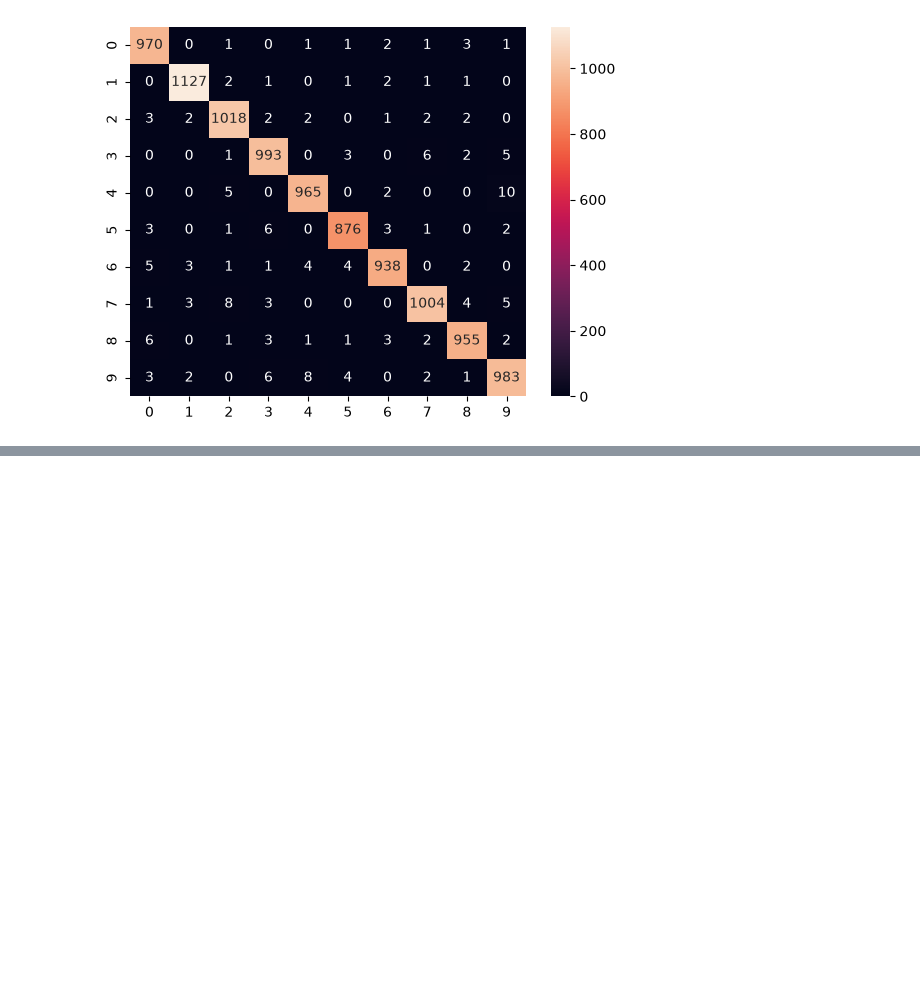
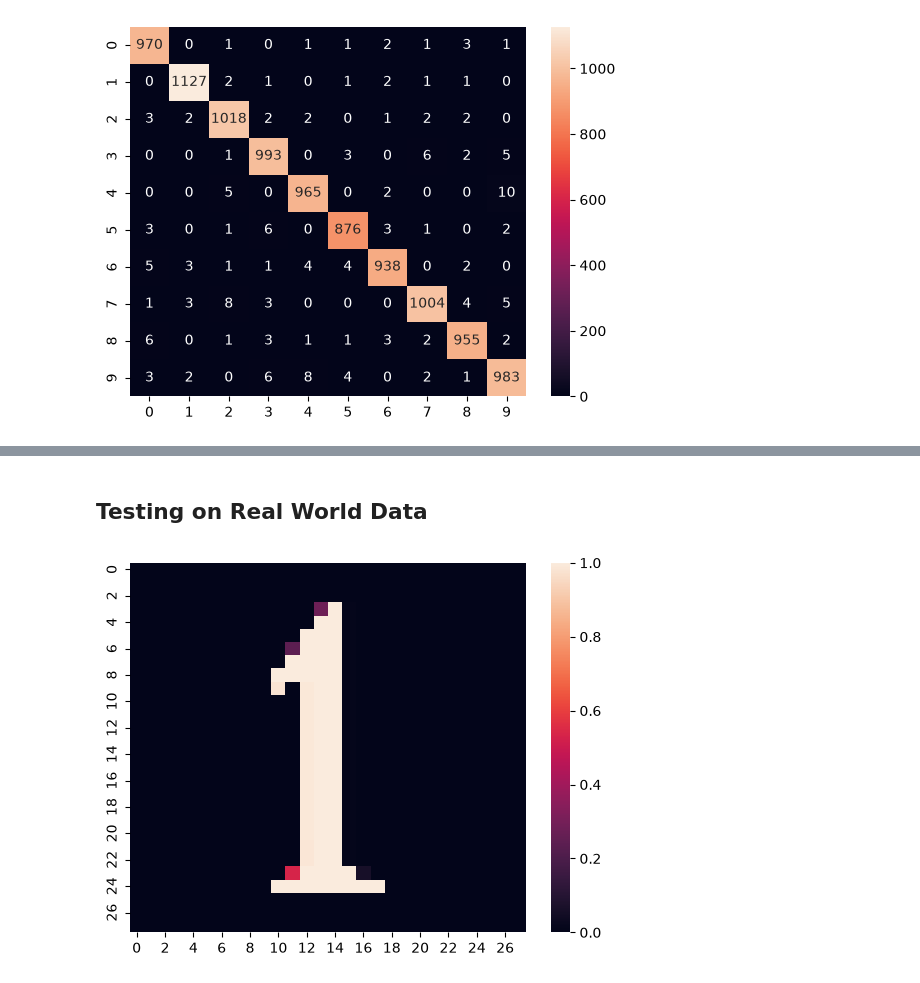
Before and after one commit to ayansuvra/Neural-Network-From-Scratch, a Jupyter notebook: EncoderDecoder.ipynb, the cells around one changed output, grey strips where cells are left out. Cells and saved outputs as stored; diff of their text form; code cells hidden in the pictures; blank space fills up the shorter version.

Commit message:
Testing on Real World Data

```diff
--- a/EncoderDecoder.ipynb
+++ b/EncoderDecoder.ipynb
@@ -358,0 +388,2 @@ sns.heatmap(confusion_matrix(y_test, predictions_test), annot=True, fmt='d')
+# %% [markdown]
+## Testing on Real World Data
@@ -358,0 +392,20 @@ sns.heatmap(confusion_matrix(y_test, predictions_test), annot=True, fmt='d')
+# %%
+import cv2
+
+def invert(img):
+
+    img = cv2.resize(img, (28, 28))
+    invert_img = cv2.bitwise_not(img)
+    invert_img = np.array(invert_img)/255
+
+    sns.heatmap(invert_img)
+    plt.show()
+
+    # invert_img = invert_img.reshape(1, 784)
+
+    return invert_img
+# %%
+img1 = cv2.imread('img1.png', cv2.IMREAD_GRAYSCALE)
+img1 = invert(img1)
+# %% [output]
+[figure, added]
```
Also changed, not shown: parts of 7 cells of this notebook.
